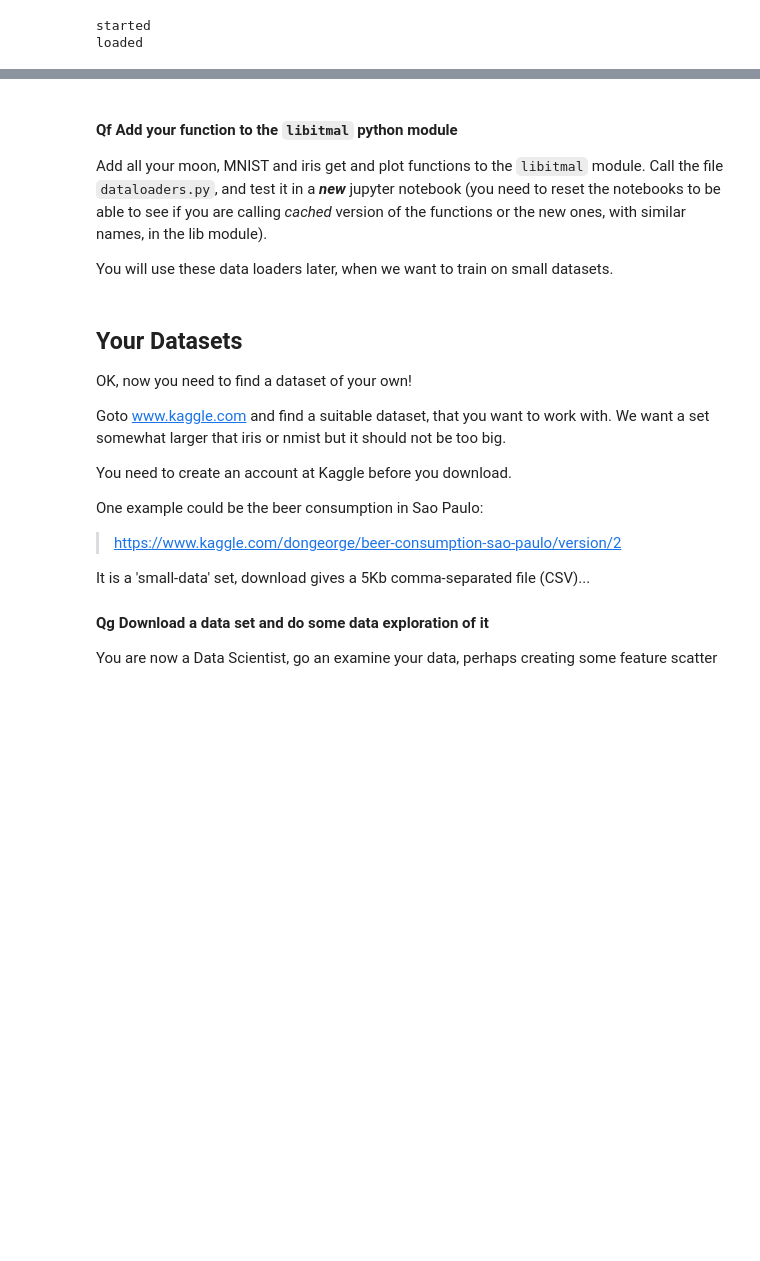
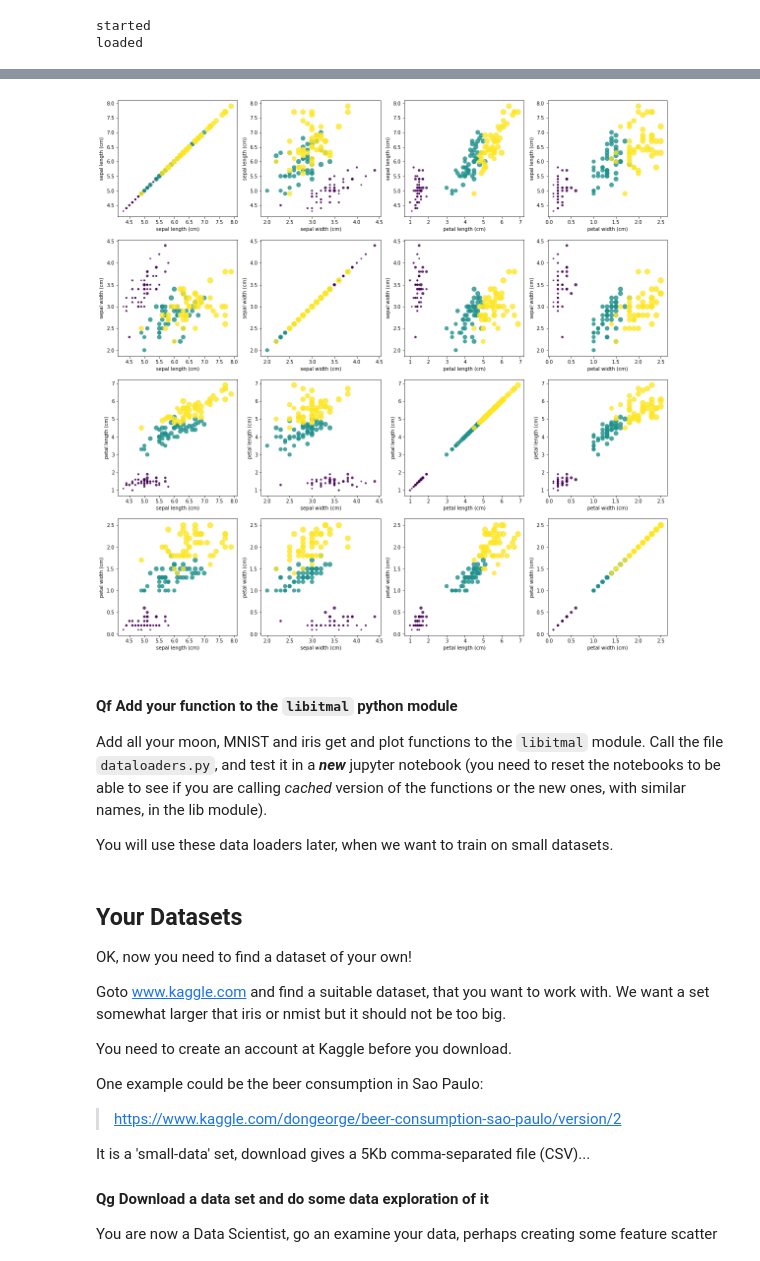
Before and after one commit to nicho1991/MachineLearning, a Jupyter notebook: L03/dataset.ipynb, the cells around one changed output, grey strips where cells are left out. Cells and saved outputs as stored; diff of their text form; code cells hidden in the pictures; blank space fills up the shorter version.

Commit message:
plot function

```diff
--- a/L03/dataset.ipynb
+++ b/L03/dataset.ipynb
@@ -188,3 +186,22 @@ Create a plot function that takes just two feature dimensions and plots them in
+# %%
+# TODO: Qe...
+import matplotlib.pyplot as plt
+
+def plot(k):
+    size = len(k.data[0])
+    plt.figure(figsize=(20,20))
+    counter = 0;
+    for z in range(0,size):
+        for i in range(0,size):
+            counter = counter + 1
+            plt.subplot(4,4, counter)
+            plt.scatter(k.data.T[i], k.data.T[z], c=k.target, s=50*petalWidth, alpha=0.8, cmap='viridis')
+            plt.xlabel(k.feature_names[i])
+            plt.ylabel(k.feature_names[z])
+
+plot(iris)
+# %% [output]
+[figure, added]
 # %% [markdown]
 #### Qf Add your function to the `libitmal` python module
 
```
Also changed, not shown: parts of 4 cells of this notebook.
